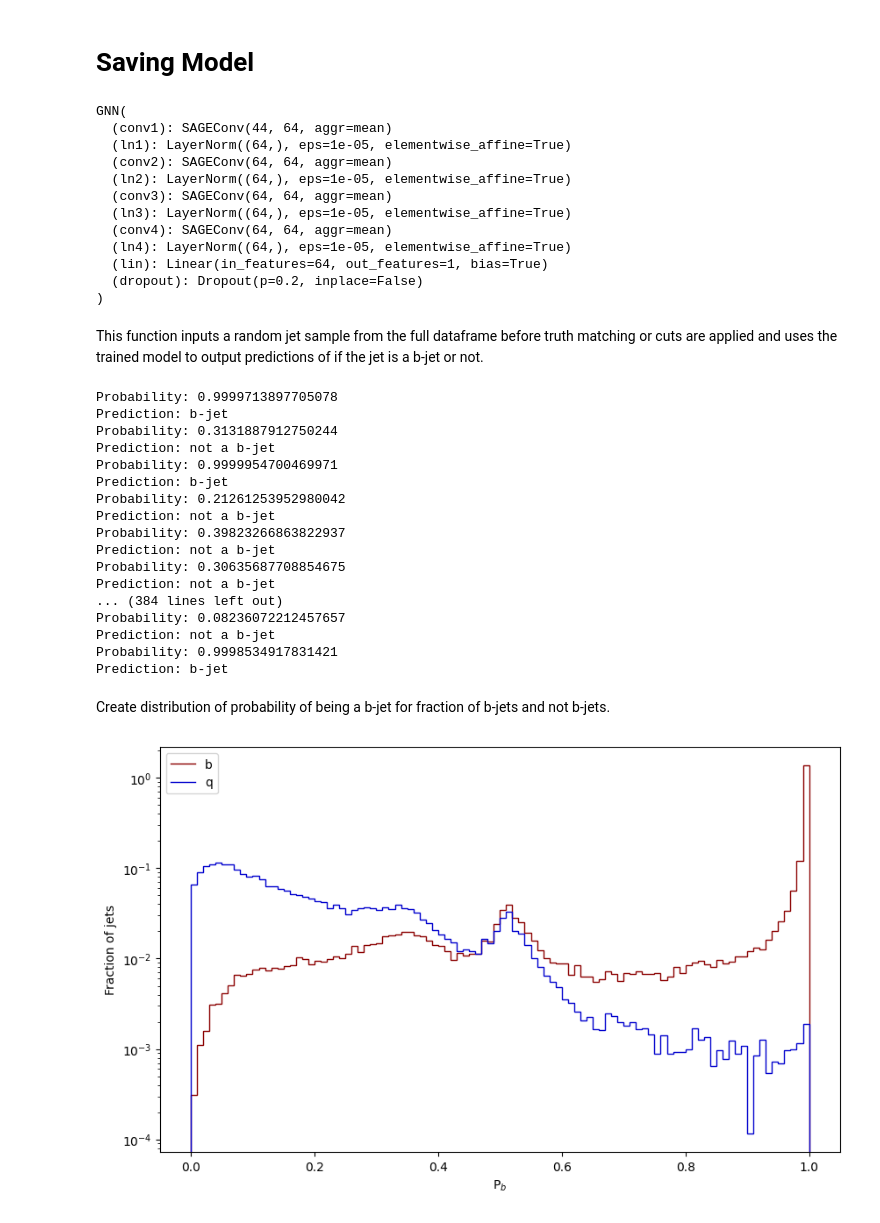
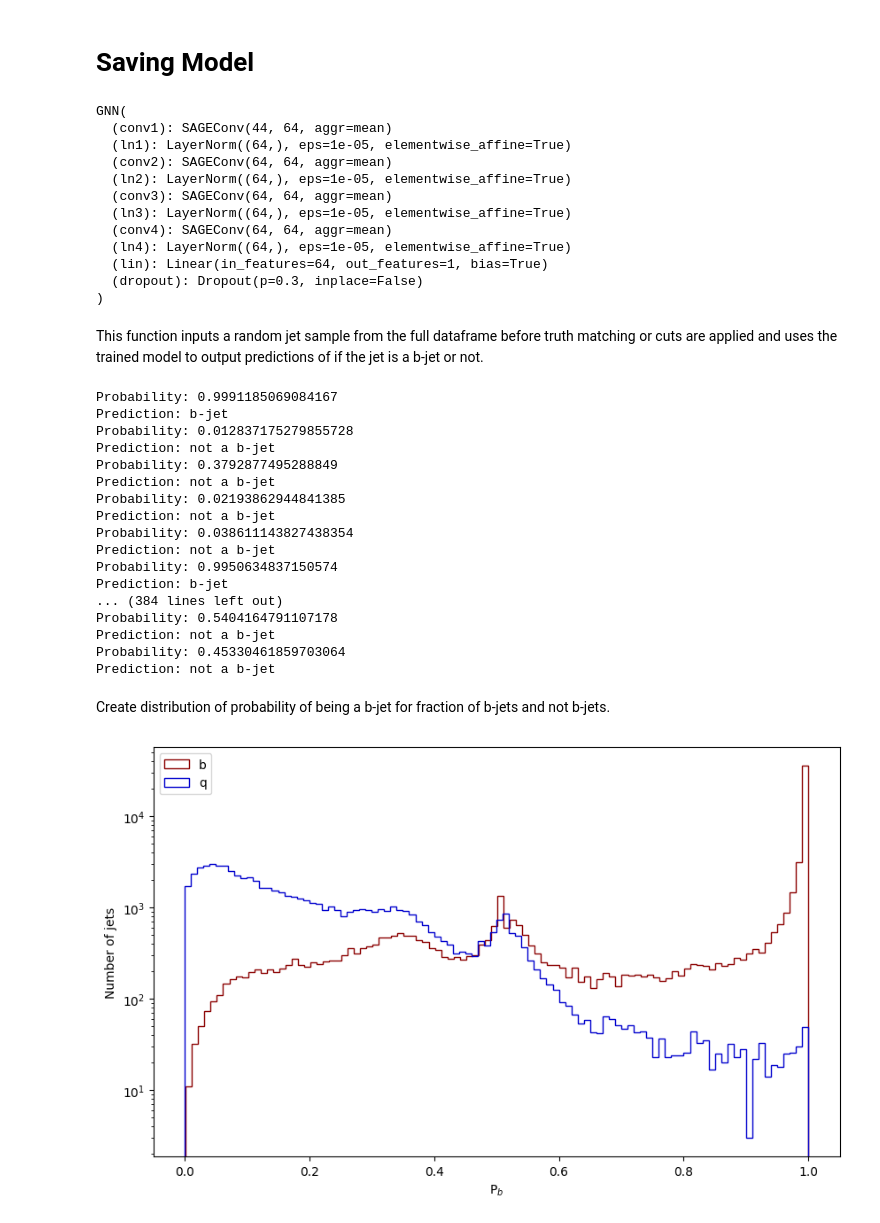
Before and after one commit to gpesticci/Jet-GNN, a Jupyter notebook: GNN.ipynb, the cells around one changed output. Saved outputs shown, nothing was run; the diff lists cells and outputs as text; code cells hidden in the pictures.

```diff
--- a/GNN.ipynb
+++ b/GNN.ipynb
@@ -564,7 +609,7 @@ for feature_idx in range(x.size(1)):
         perturbed_pred = model(x_perturbed, edge_index, batch)
 
     # Compute importance - difference in predictions
-    importance = torch.mean(torch.abs(orig_pred - perturbed_pred)).item()
+    importance = torch.mean(torch.abs(orig_pred - perturbed_pred))
     feature_importances[feature_idx] = importance
 
 # Convert to DataFrame for visualization
@@ -599,3 +644,8 @@ plt.show()
 42                         Jet0_SVtag_z    0.031879
 43                        Jet0_SVtag_pt    1.631418
 [figure]
+# %%
+# Get most significant features (importance > 0.25)
+for index, row in importance_df.iterrows():
+    if float(row['Importance']) > 0.25:
+        print(row['Feature'])
@@ -608,5 +673,5 @@ model = torch.load('model.pth')
 # %%
-# Load saved model dictionary
+model = GNN()
 model.load_state_dict(torch.load('best_model.pth'))
 model.eval()
 # %% [output]
@@ -620,7 +685,7 @@ GNN(
   (conv4): SAGEConv(64, 64, aggr=mean)
   (ln4): LayerNorm((64,), eps=1e-05, elementwise_affine=True)
   (lin): Linear(in_features=64, out_features=1, bias=True)
-  (dropout): Dropout(p=0.2, inplace=False)
+  (dropout): Dropout(p=0.3, inplace=False)
 )
 # %% [markdown]
 This function  inputs a random jet sample from the full dataframe before truth matching or cuts are applied and uses the trained model to output predictions of if the jet is a b-jet or not.
@@ -694,7 +759,7 @@ def make_predictions():
         with torch.no_grad():
             output = model(data.x, data.edge_index, data.batch)
             probability = torch.sigmoid(output)
-            prediction = (probability > 0.5).int()
+            prediction = (probability > optimal_threshold).int()
 
     print(f'Probability: {probability.item()}')
     if prediction.item() == 1:
@@ -709,23 +774,23 @@ for i in range(100):
     bprob = make_predictions()
     qprob = make_predictions()
 # %% [output]
-Probability: 0.9999713897705078
+Probability: 0.9991185069084167
 Prediction: b-jet
-Probability: 0.3131887912750244
+Probability: 0.012837175279855728
 Prediction: not a b-jet
-Probability: 0.9999954700469971
+Probability: 0.3792877495288849
+Prediction: not a b-jet
+Probability: 0.02193862944841385
+Prediction: not a b-jet
+Probability: 0.038611143827438354
+Prediction: not a b-jet
+Probability: 0.9950634837150574
 Prediction: b-jet
-Probability: 0.21261253952980042
+... (384 lines left out)
+Probability: 0.5404164791107178
 Prediction: not a b-jet
-Probability: 0.39823266863822937
+Probability: 0.45330461859703064
 Prediction: not a b-jet
-Probability: 0.30635687708854675
-Prediction: not a b-jet
-... (384 lines left out)
-Probability: 0.08236072212457657
-Prediction: not a b-jet
-Probability: 0.9998534917831421
-Prediction: b-jet
 # %% [markdown]
 Create distribution of probability of being a b-jet for fraction of b-jets and not b-jets.
 # %%
@@ -753,21 +818,11 @@ b_prob = np.concatenate(b_prob)
 q_prob = np.concatenate(q_prob)
 # %%
 plt.figure(figsize=(10, 6))
-b_hist, b_bins = np.histogram(b_prob, bins=100, range=(0, 1))
-q_hist, q_bins = np.histogram(q_prob, bins=100, range=(0, 1))
-
-# Convert counts to fraction of jets
-total_jets = len(test_df)
-
-b_frac = b_hist / total_jets
-q_frac = q_hist / total_jets
-
-# Plot the histograms
-plt.stairs(b_frac, b_bins, label='b', color='darkred', fill=False)
-plt.stairs(q_frac, q_bins, label='q', color='mediumblue', fill=False)
+plt.hist(b_prob, bins=100, label='b', color='darkred', histtype='step')
+plt.hist(q_prob, bins=100, label='q', color='mediumblue', histtype='step')
 plt.yscale('log')
-plt.ylabel('Fraction of jets')
+plt.ylabel('Number of jets')
 plt.xlabel('P$_{b}$')
 plt.legend(loc='best');
 # %% [output]
-[figure, old version]
+[figure, new version]
```
Also changed, not shown: parts of 14 cells of this notebook, 1 other file.
